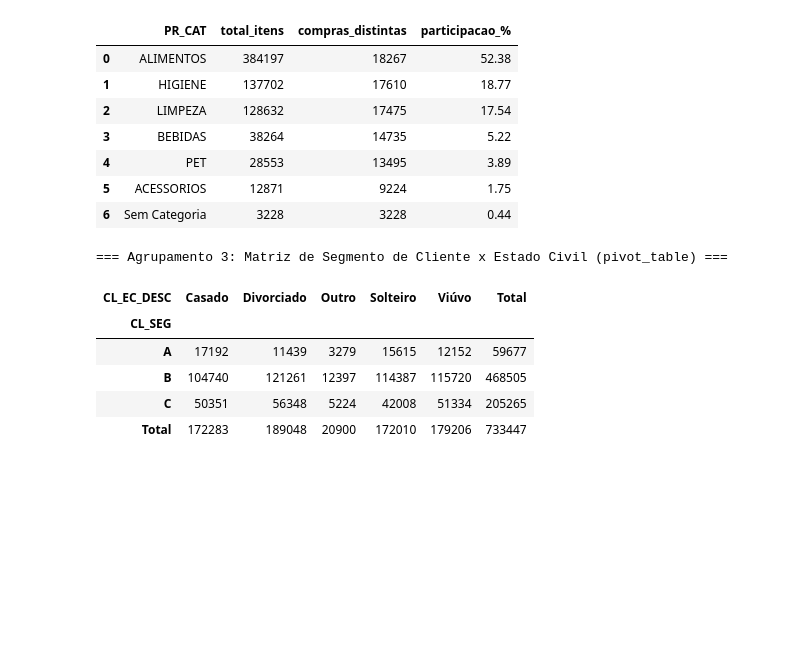
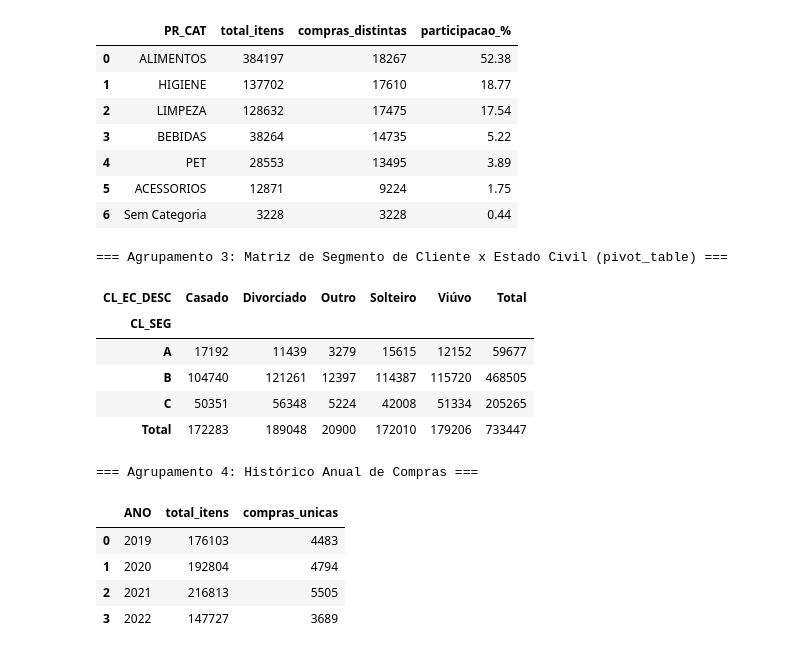
Before and after one commit to LucasBorbaDS/MiniProjeto_LucasRicardoBorba_Analise_De_Dados_T9, a Jupyter notebook: miniprojeto_analise.ipynb, the cells around one changed output. Saved outputs shown, nothing was run; the diff lists cells and outputs as text; code cells hidden in the pictures; blank space fills up the shorter version.

```diff
--- a/miniprojeto_analise.ipynb
+++ b/miniprojeto_analise.ipynb
@@ -532,3 +532,22 @@ display(pivot_seg_ec)
 | B | 104740 | 121261 | 12397 | 114387 | 115720 | 468505 |
 | C | 50351 | 56348 | 5224 | 42008 | 51334 | 205265 |
 | Total | 172283 | 189048 | 20900 | 172010 | 179206 | 733447 |
+# %%
+# Agrupamento 4: Evolução Temporal de Vendas por Ano e Mês
+df['ANO'] = df['DATA'].dt.year
+df['ANO_MES'] = df['DATA'].dt.to_period('M')
+
+vendas_anuais = df.groupby('ANO').agg(
+    total_itens=('PR_ID', 'count'),
+    compras_unicas=('CO_ID', 'nunique')
+).reset_index()
+
+print("=== Agrupamento 4: Histórico Anual de Compras ===")
+display(vendas_anuais)
+# %% [output]
+=== Agrupamento 4: Histórico Anual de Compras ===
+|  | ANO | total_itens | compras_unicas |
+| 0 | 2019 | 176103 | 4483 |
+| 1 | 2020 | 192804 | 4794 |
+| 2 | 2021 | 216813 | 5505 |
+| 3 | 2022 | 147727 | 3689 |
```
